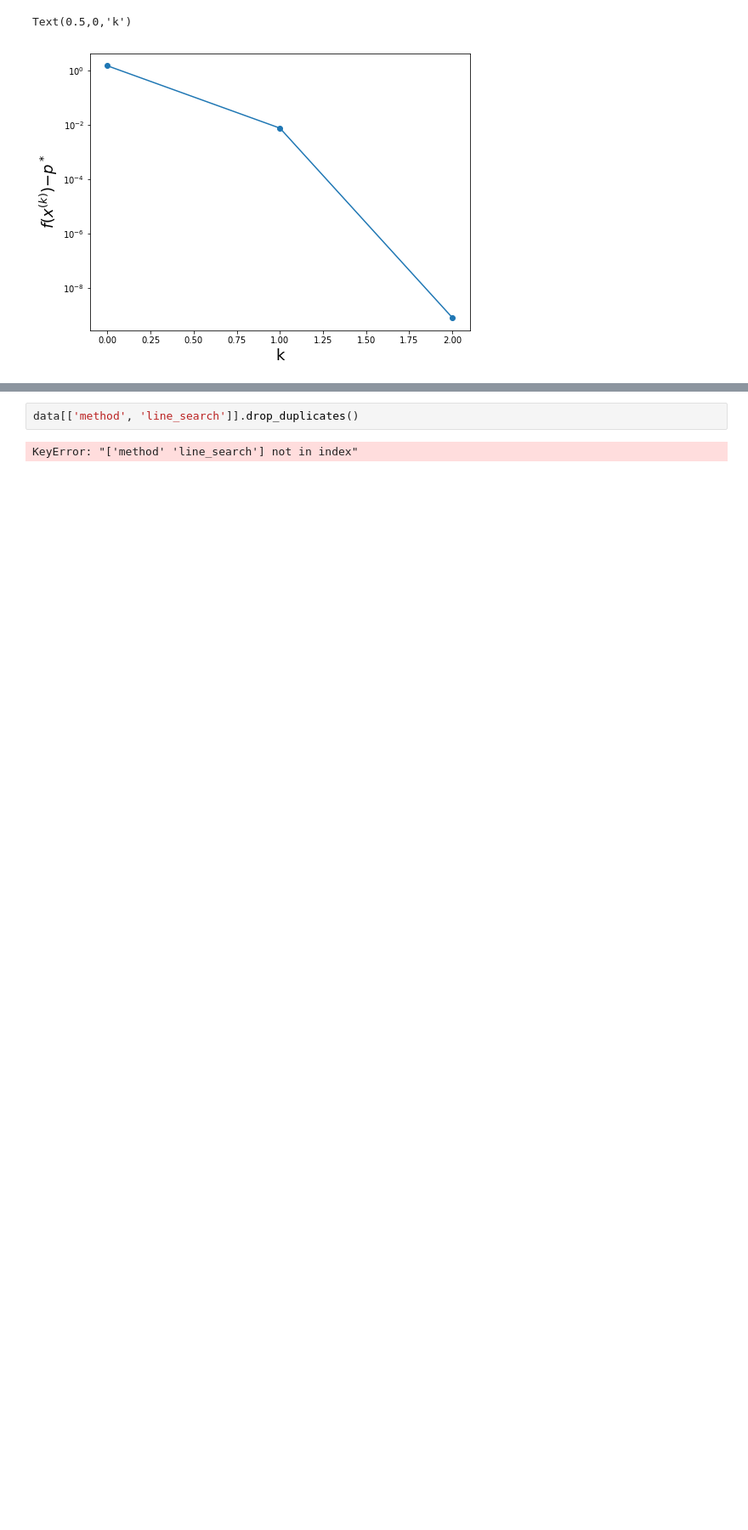
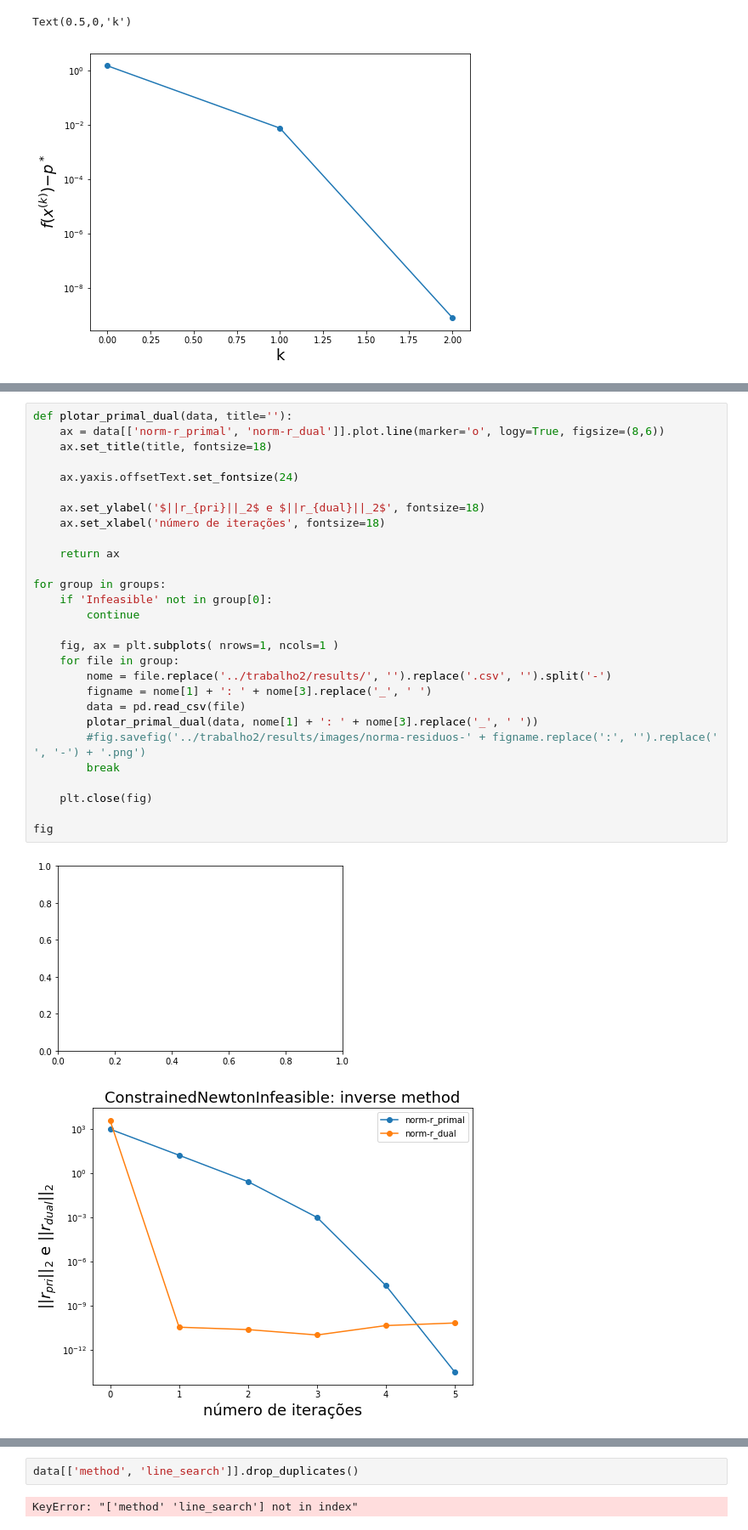
Before and after one commit to IFCE-Mestado-Ciencia-da-Computacao/Optimization-2018.1, a Jupyter notebook: homework/notebooks/Gráficos Trabalho 2.ipynb, the cells around one changed output, grey strips where cells are left out. Shown at 85% size. Drawn from its saved outputs; the diff is of its cells as text; blank space fills up the shorter version.

```diff
--- a/homework/notebooks/Gráficos Trabalho 2.ipynb
+++ b/homework/notebooks/Gráficos Trabalho 2.ipynb
@@ -76,0 +109,31 @@ Text(0.5,0,'k')
+# %%
+def plotar_primal_dual(data, title=''):
+    ax = data[['norm-r_primal', 'norm-r_dual']].plot.line(marker='o', logy=True, figsize=(8,6))
+    ax.set_title(title, fontsize=18)
+
+    ax.yaxis.offsetText.set_fontsize(24)
+
+    ax.set_ylabel('$||r_{pri}||_2$ e $||r_{dual}||_2$', fontsize=18)
+    ax.set_xlabel('número de iterações', fontsize=18)
+
+    return ax
+
+for group in groups:
+    if 'Infeasible' not in group[0]:
+        continue
+
+    fig, ax = plt.subplots( nrows=1, ncols=1 )
+    for file in group:
+        nome = file.replace('../trabalho2/results/', '').replace('.csv', '').split('-')
+        figname = nome[1] + ': ' + nome[3].replace('_', ' ')
+        data = pd.read_csv(file)
+        plotar_primal_dual(data, nome[1] + ': ' + nome[3].replace('_', ' '))
+        #fig.savefig('../trabalho2/results/images/norma-residuos-' + figname.replace(':', '').replace(' ', '-') + '.png')
+        break
+
+    plt.close(fig)
+
+fig
+# %% [output]
+[figure, added]
+[figure, added]
```
Also changed, not shown: parts of 15 cells of this notebook, 16 other files.
